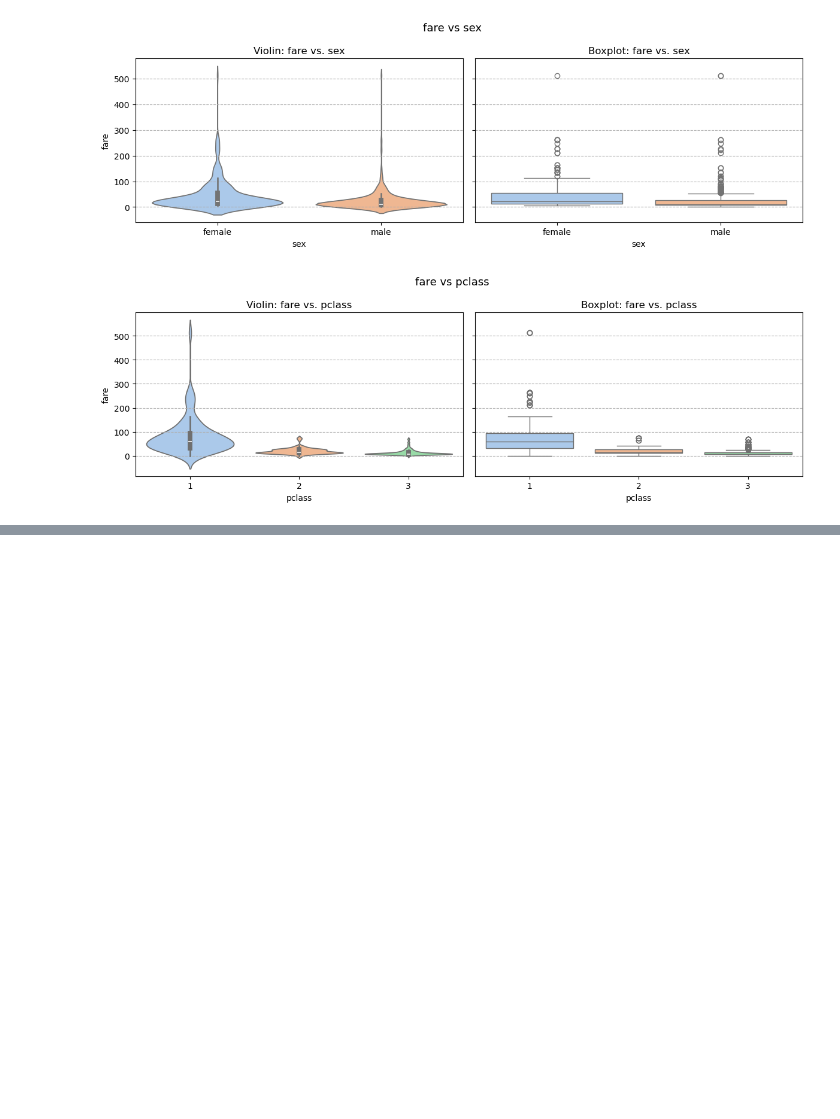
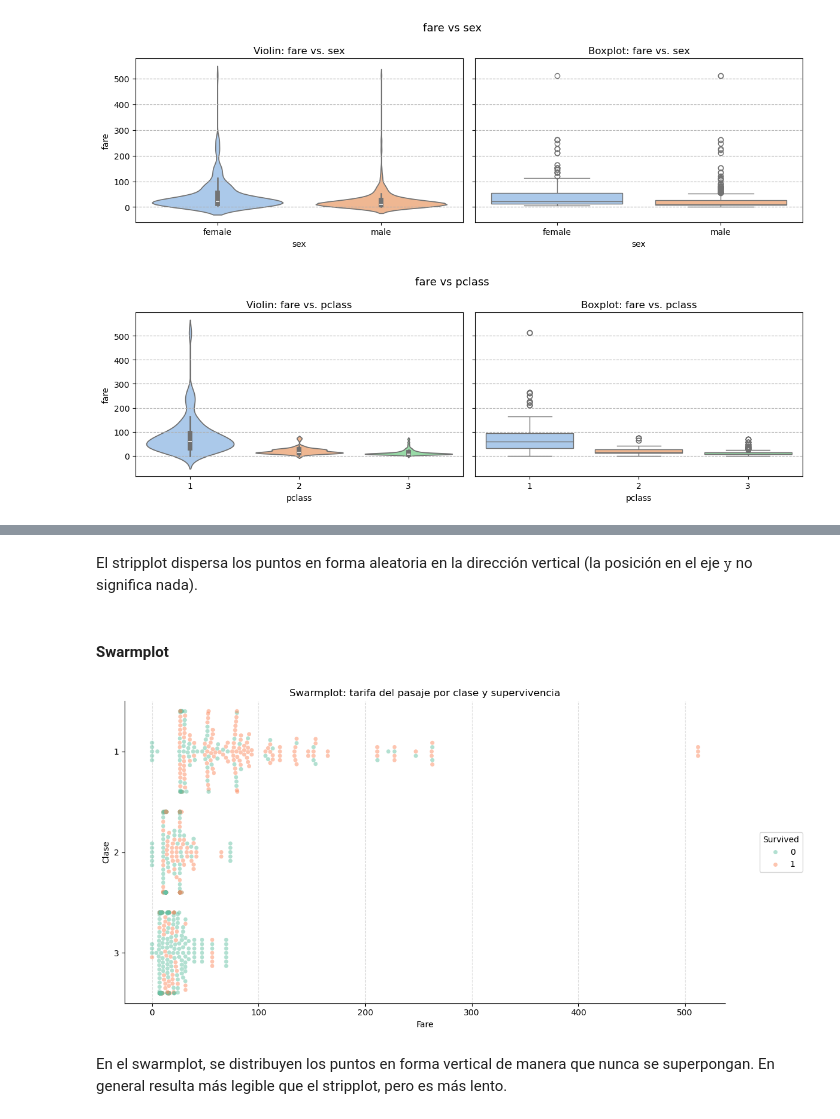
Before and after one commit to FIUBA-Posgrado-Inteligencia-Artificial/CEIA_Analisis_de_datos, a Jupyter notebook: notebooks/clase_02_intro_EDA_Titanic.ipynb, the cells around one changed output, grey strips where cells are left out. Saved outputs shown, nothing was run; the diff lists cells and outputs as text; code cells hidden in the pictures; blank space fills up the shorter version.

```diff
--- a/notebooks/clase_02_intro_EDA_Titanic.ipynb
+++ b/notebooks/clase_02_intro_EDA_Titanic.ipynb
@@ -784,0 +803,22 @@ for num in ['age', 'fare']:
+# %% [markdown]
+El stripplot dispersa los puntos en forma aleatoria en la dirección vertical (la posición en el eje $\texttt{y}$ no significa nada).
+# %% [markdown]
+#### Swarmplot
+# %%
+plt.figure(figsize=(12, 6))
+sns.swarmplot(data=titanic_df, x='fare', y='pclass',
+              hue='survived', palette='Set2', alpha=0.5, size=5)
+
+plt.title('Swarmplot: tarifa del pasaje por clase y supervivencia')
+plt.xlabel('Fare')
+plt.ylabel('Clase')
+plt.grid(axis='x', ls='--', alpha=0.4)
+sns.despine()
+plt.legend(title='Survived', bbox_to_anchor=(1.05, 0.5), loc='center left')
+
+plt.tight_layout()
+plt.show()
+# %% [output]
+[figure, added]
+# %% [markdown]
+En el swarmplot, se distribuyen los puntos en forma vertical de manera que nunca se superpongan. En general resulta más legible que el stripplot, pero es más lento.
```
Also changed, not shown: parts of 3 cells of this notebook.
